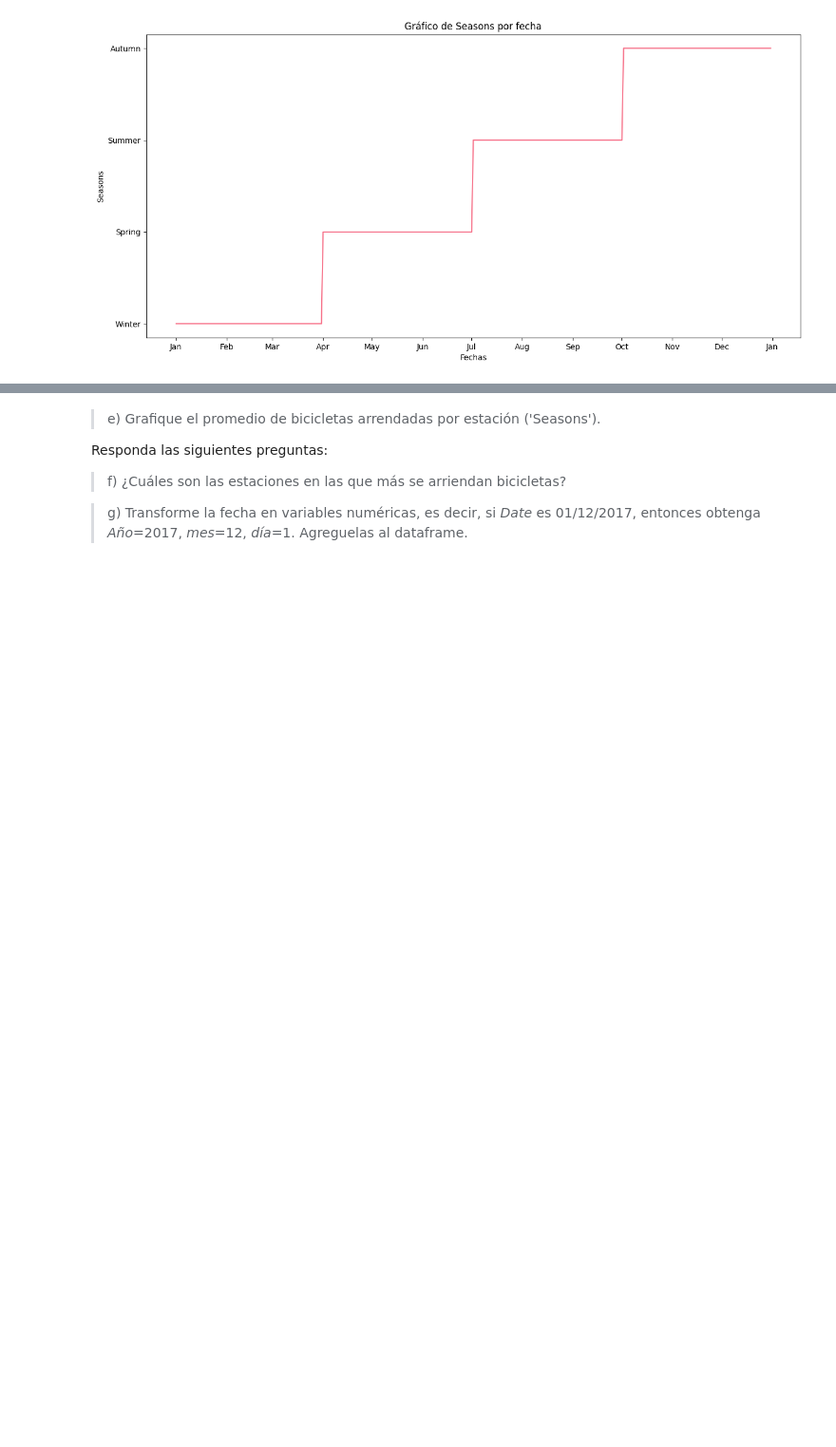
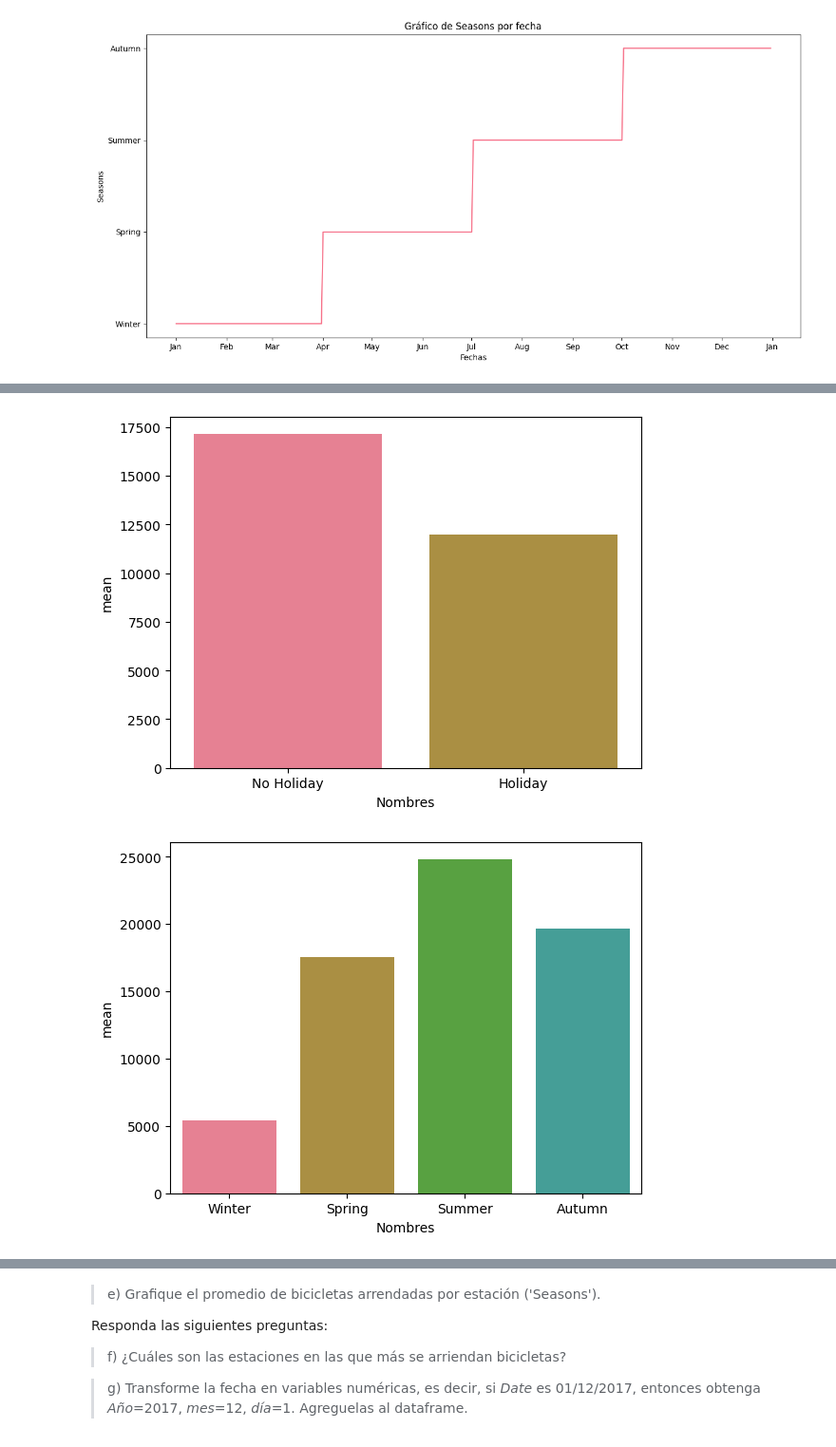
Before and after one commit to DYessouroun/Tareas-ML, a Jupyter notebook: Enunciado_tarea_1.ipynb, the cells around one changed output, grey strips where cells are left out. Shown: that part at 95% size. Drawn from its saved outputs; the diff is of its cells as text; code cells hidden in the pictures; blank space fills up the shorter version.

```diff
--- a/Enunciado_tarea_1.ipynb
+++ b/Enunciado_tarea_1.ipynb
@@ -297,0 +353,16 @@ Su código aquí
+# %%
+columns = ['Nombres','mean', 'std', 'max', 'min']
+categories = []
+list_stats = []
+for verify in ['Holiday', 'Seasons','Weekday']:
+    for cat in mini_data_diario[verify].unique():
+        categories.append(cat)
+        stats_cat = mini_data_diario[mini_data_diario[verify] == cat]['Rented Bike Count'].describe()
+        stats = [round(x) for x in stats_cat[['mean', 'std', 'max', 'min']].values]
+        list_stats.append(stats)
+
+DATA2= pd.DataFrame(categories)
+DATA3= pd.DataFrame(list_stats)
+data_stats = pd.concat([DATA2,DATA3], axis=1)
+data_stats.columns = columns
+data_stats
@@ -297,0 +379,10 @@ Su código aquí
+# %%
+sns.barplot(data=data_stats.iloc[[0,1],:], x='Nombres', y='mean')
+plt.show()
+sns.barplot(data=data_stats.iloc[[2,3,4,5],:], x='Nombres', y='mean')
+plt.show()
+sns.barplot(data=data_stats.iloc[[6,7],:], x='Nombres', y='mean')
+plt.show()
+# %% [output]
+[figure, added]
+[figure, added]
```
Also changed, not shown: parts of 14 cells of this notebook, 1 other file.
